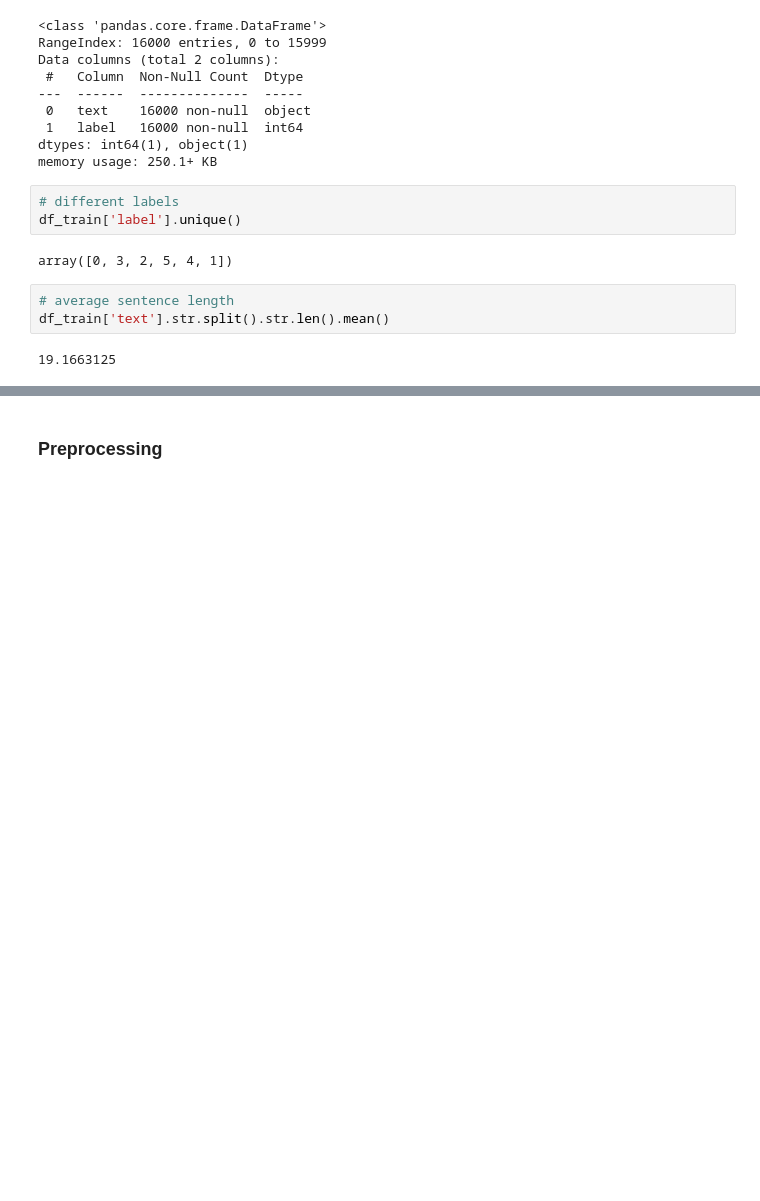
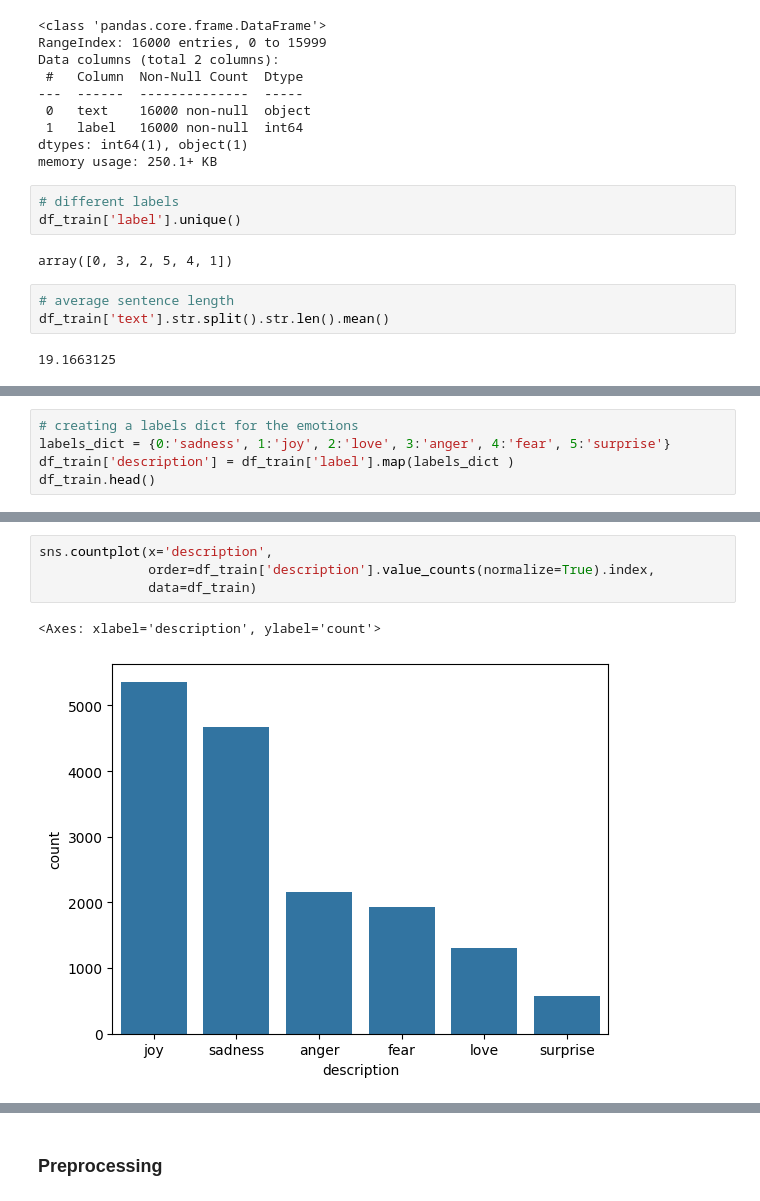
Before and after one commit to jantiegges/Emotion-Classification-from-Text, a Jupyter notebook: data_analysis.ipynb, the cells around one changed output, grey strips where cells are left out. Drawn from its saved outputs; the diff is of its cells as text; blank space fills up the shorter version.

Commit message:
label, text-length and n-gram analysis

```diff
--- a/data_analysis.ipynb
+++ b/data_analysis.ipynb
@@ -44,0 +74,5 @@ df_train['text'].str.split().str.len().mean()
+# %%
+# creating a labels dict for the emotions
+labels_dict = {0:'sadness', 1:'joy', 2:'love', 3:'anger', 4:'fear', 5:'surprise'}
+df_train['description'] = df_train['label'].map(labels_dict )
+df_train.head()
@@ -44,0 +97,7 @@ df_train['text'].str.split().str.len().mean()
+# %%
+sns.countplot(x='description',
+              order=df_train['description'].value_counts(normalize=True).index,
+              data=df_train)
+# %% [output]
+<Axes: xlabel='description', ylabel='count'>
+[figure, added]
```
Also changed, not shown: parts of 16 cells of this notebook.
